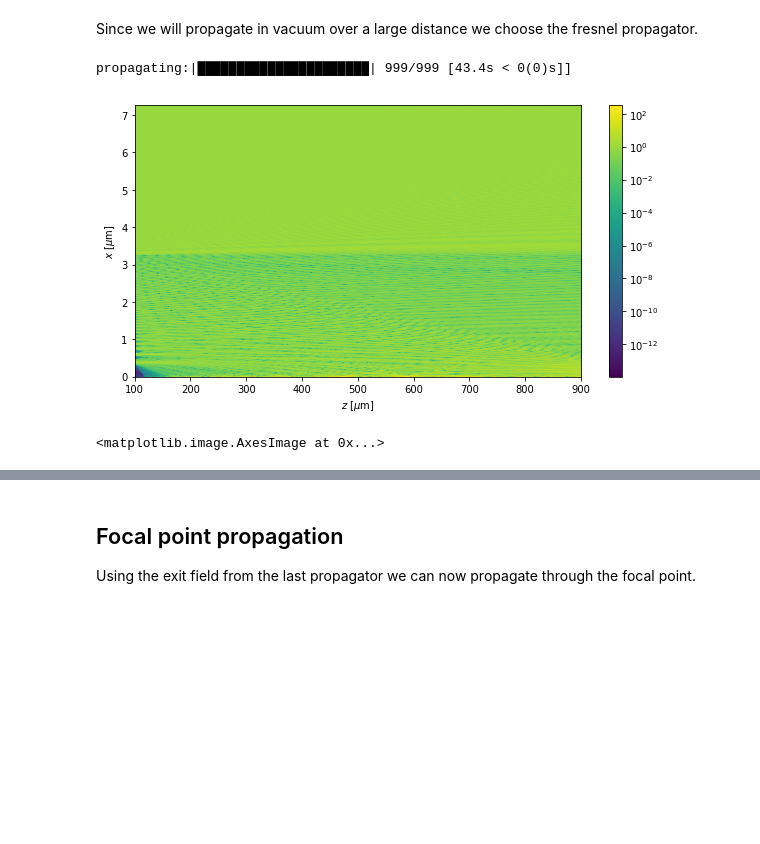
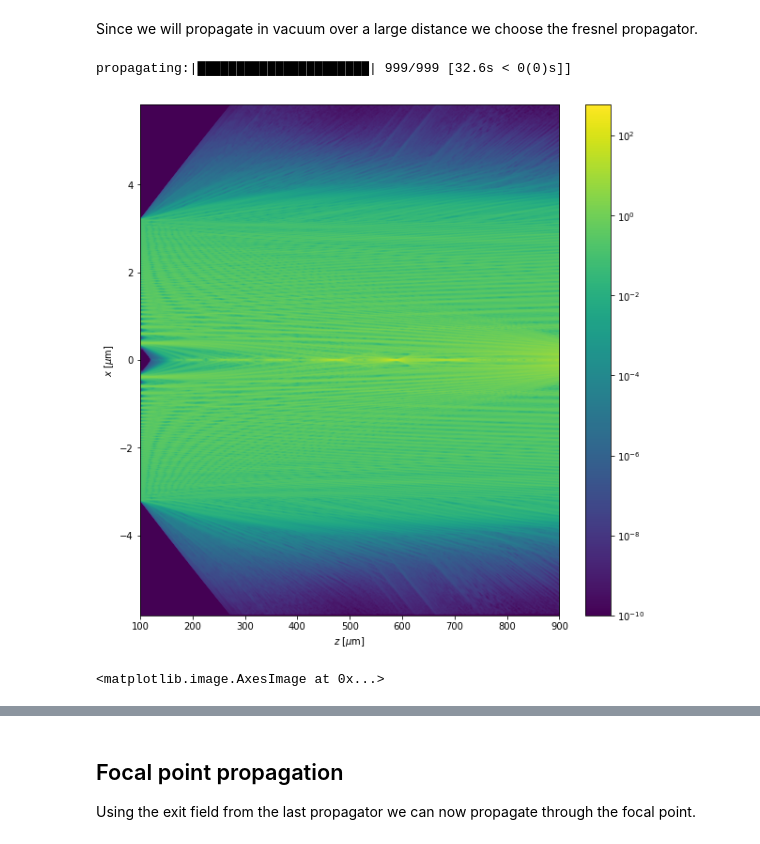
Before and after one commit to TheLartians/PyPropagate, a Jupyter notebook: notebooks/Examples/Zoneplate.ipynb, the cells around one changed output, grey strips where cells are left out. Drawn from its saved outputs; the diff is of its cells as text; code cells hidden in the pictures; blank space fills up the shorter version.

```diff
--- a/notebooks/Examples/Zoneplate.ipynb
+++ b/notebooks/Examples/Zoneplate.ipynb
@@ -38,8 +38,13 @@ zp.N = 50
 # %% [markdown]
 The simulation box is defined large enough to contain all zones with some extra space we call padding. The simulation box size in $z$ direction corresponds to the thickness of the zoneplate.
 # %%
-padding = 0.5
-zoneplate_settings.simulation_box.set((2*(1+padding)*zp.R,2*(1+padding)*zp.R,100*units.um),(15000,15000,10000))
+padding = 0.2
+s.zmin = 0
+s.zmax = 100*units.um
+s.Nz = 10000
+s.xmax = (1+padding)*zp.R
+s.xmin = -s.xmax
+s.Nx = 15000
 zoneplate_settings.wave_equation.set_energy(12*units.keV)
 presets.boundaries.set_plane_wave_initial_conditions(zoneplate_settings)
 # %% [markdown]
@@ -56,11 +61,11 @@ def create_zoneplate_array(settings):
         ro = 0
         zf = pc.numpyfy(settings.get_unitless(pc.floor(zp.r/s.dx)))
         zones = zf(i_zoneplate = range(settings.get_as(2*(zp.N+1),int)))
-        zoneplate_array = np.zeros(size,dtype=np.bool)
+        zoneplate_array = np.ones(size,dtype=np.bool)
         for ri,ro in zip(zones[::2],zones[1::2]):
-            zoneplate_array[ri:ro] = np.ones(ro-ri,dtype=np.bool)
+            zoneplate_array[ri:ro] = np.zeros(ro-ri,dtype=np.bool)
         zoneplate_function = pc.array("zones",zoneplate_array)
-        inside_zoneplate_r = pc.equal(zoneplate_function(pc.floor(pc.sqrt(s.x**2+s.y**2)/s.dx + 0.5)),1)
+        inside_zoneplate_r = pc.equal(zoneplate_function(pc.floor(pc.sqrt(s.x**2+s.y**2)/s.dx + 0.5)),0)
         s.n = pc.piecewise((zp.n1,inside_zoneplate_r),(zp.n2,True))
         settings.get_cache()['zoneplate_array'] = key
 
@@ -90,7 +106,8 @@ We will use the exit field of the finite difference propagator as the initial fi
 # %%
 vacuum_settings = presets.settings.create_next_settings(zoneplate_settings)
 vacuum_settings.wave_equation.n = 1
+add_absorbing_padding_x(vacuum_settings,s.sx/2 - zp.R)
 vacuum_settings.simulation_box.sz = 0.8 * zoneplate_settings.get_numeric(zp.z_F - s.sz/2)
-vacuum_settings.simulation_box.Nz = 20000
+vacuum_settings.simulation_box.Nz = 10000
 initial = presets.boundaries.add_padding(zppropagator.get_field(),0.25)
 presets.boundaries.set_initial(vacuum_settings,initial)
@@ -98,12 +120,12 @@ presets.boundaries.set_initial(vacuum_settings,initial)
 Since we will propagate in vacuum over a large distance we choose the fresnel propagator.
 # %%
 vapropagator = propagators.FiniteDifferencesCS(vacuum_settings)
-field = vapropagator.run_slice()[::s.sx/1000,::s.sz/1000]
+field = vapropagator.run_slice()[::s.sx/2000,::s.sz/1000]
 # %% [output]
-propagating:|██████████████████████| 999/999 [43.4s < 0(0)s]]
+propagating:|██████████████████████| 999/999 [32.6s < 0(0)s]]
 # %%
 from matplotlib.colors import LogNorm
-plot(field[0:],norm=LogNorm(),figsize=(10,5))
+plot(field[:],figsize=(10,10),norm=LogNorm(10**-10))
 # %% [output]
-[figure, old version]
+[figure, new version]
 <matplotlib.image.AxesImage at 0x...>
```
Also changed, not shown: parts of 8 cells of this notebook, 1 other file.
